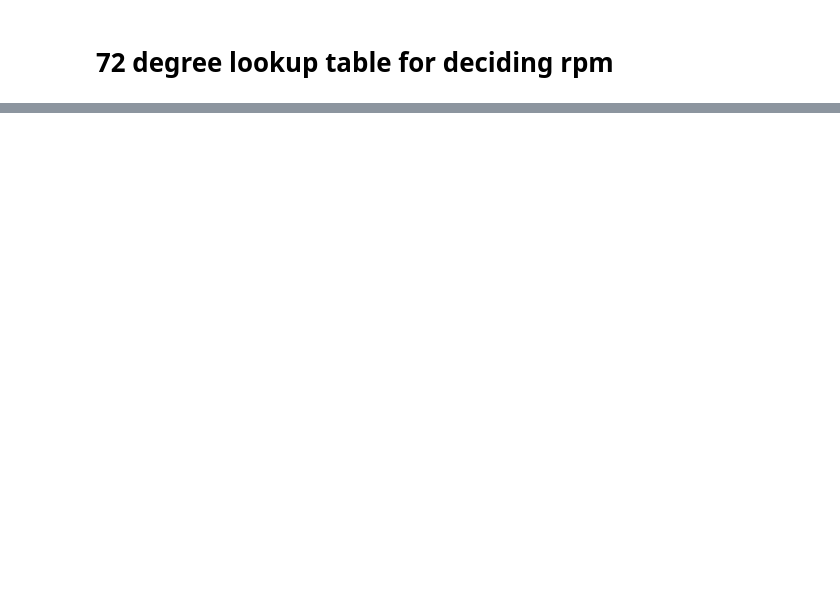
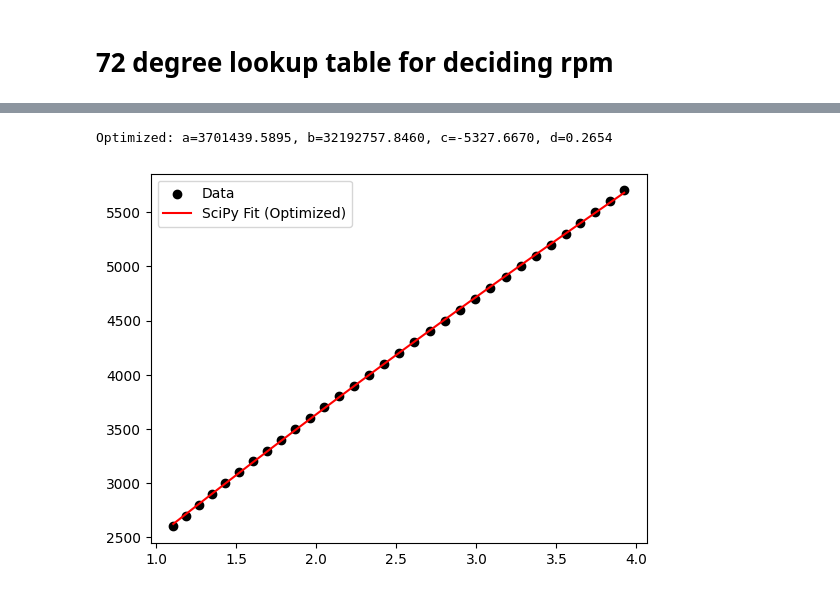
Before and after one commit to CODERTG2/fuel-projectile, a Jupyter notebook: topspin.ipynb, the cells around one changed output, grey strips where cells are left out. Saved outputs shown, nothing was run; the diff lists cells and outputs as text; code cells hidden in the pictures; blank space fills up the shorter version.

```diff
--- a/topspin.ipynb
+++ b/topspin.ipynb
@@ -155,2 +158,45 @@ with open("topspin.csv", "w") as file:
     writer.writeheader()
     writer.writerows(final_table)
+# %%
+x = []
+y = []
+
+for d in final_table:
+    x.append(d['distance'])
+    y.append(d['RPM'])
+# %%
+from scipy.optimize import curve_fit
+
+def model_func(x, a, b, c, d):
+    if d == 0: d = 1e-9
+    inner = a * x + b
+    return (np.sqrt(np.maximum(inner, 0)) + c) / d
+
+x_data = np.array(x)
+y_data = np.array(y)
+
+y_sq = (y_data * 1)**2
+slope, intercept = np.polyfit(x_data, y_sq, 1)
+
+initial_guess = [max(slope, 0.1), intercept, 0, 1]
+
+low_b = [0, -np.inf, -np.inf, 0.0001]
+high_b = [np.inf, np.inf, np.inf, np.inf]
+
+popt, pcov = curve_fit(
+    model_func, x_data, y_data,
+    p0=initial_guess,
+    bounds=(low_b, high_b),
+    method='trf'
+)
+
+print(f"Optimized: a={popt[0]:.4f}, b={popt[1]:.4f}, c={popt[2]:.4f}, d={popt[3]:.4f}")
+
+plt.scatter(x_data, y_data, label='Data', color='black')
+x_range = np.linspace(min(x_data), max(x_data), 100)
+plt.plot(x_range, model_func(x_range, *popt), 'r-', label='SciPy Fit (Optimized)')
+plt.legend()
+plt.show()
+# %% [output]
+Optimized: a=3701439.5895, b=32192757.8460, c=-5327.6670, d=0.2654
+[figure, added]
```
Also changed, not shown: parts of 7 cells of this notebook, 4 other files.
